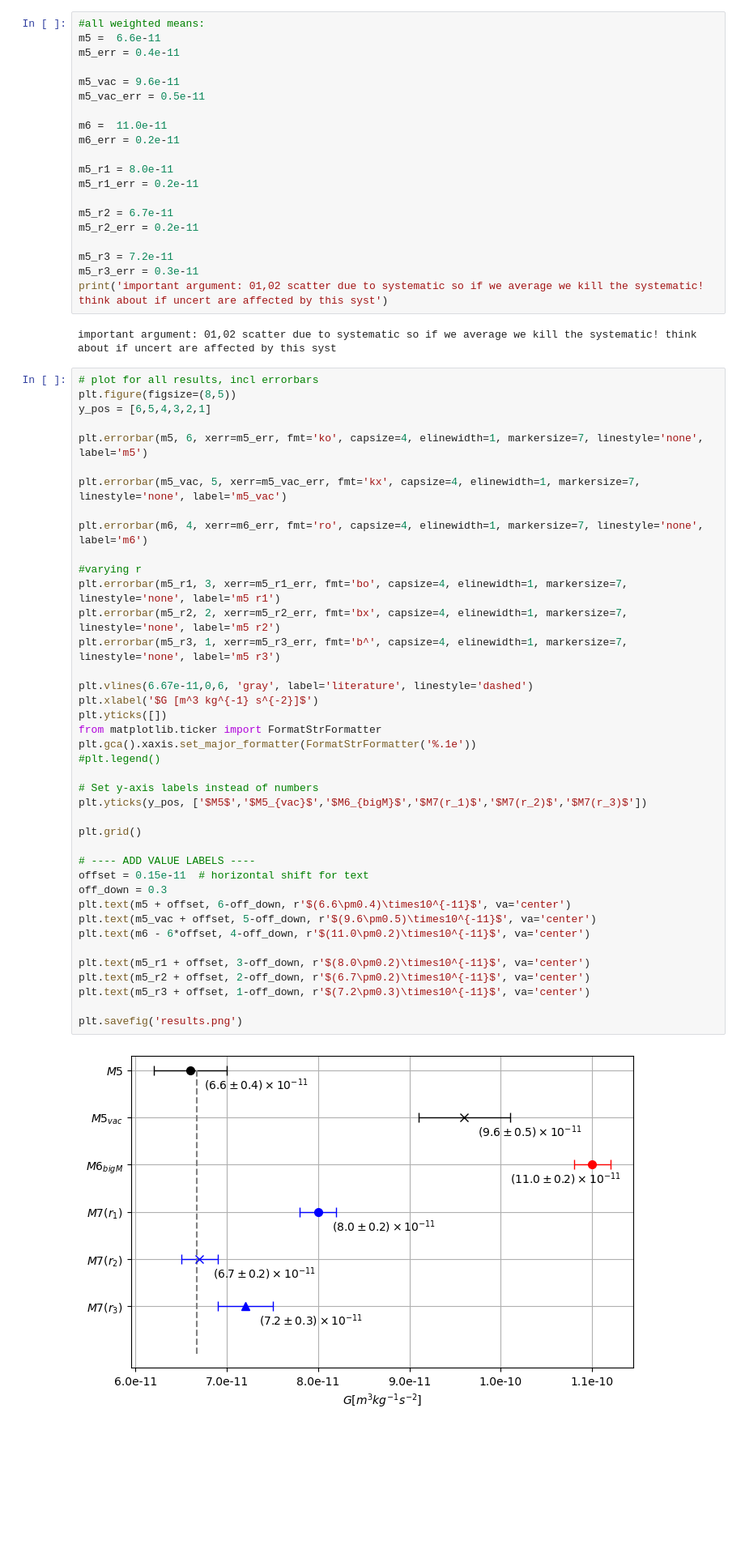
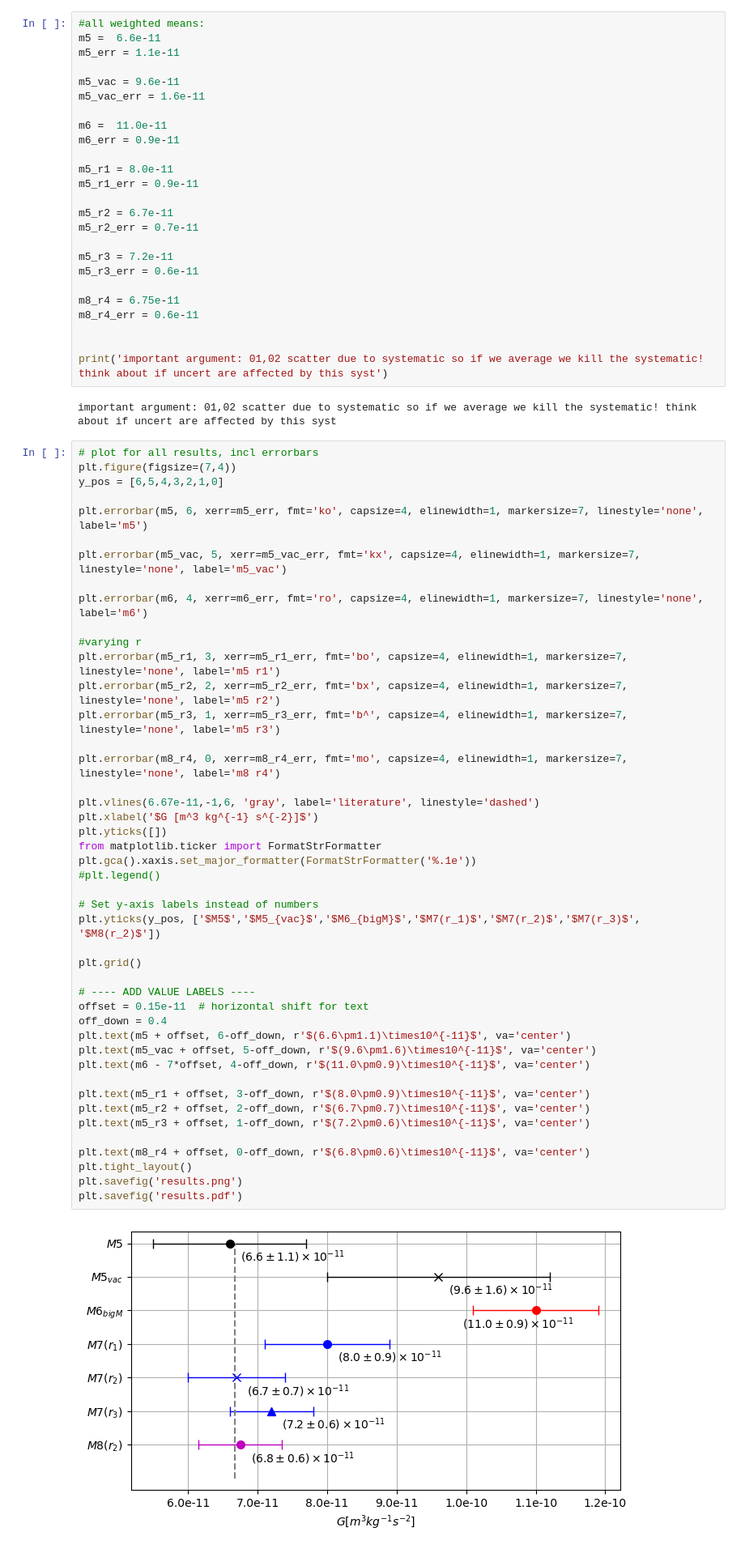
Before and after one commit to lucasruppert/GravCon, a Jupyter notebook: grav_con_m7_vary_r_inclNight_weightedMean.ipynb, the cells around one changed output. Shown at 81% size. Saved outputs shown, nothing was run; the diff lists cells and outputs as text; blank space fills up the shorter version.

```diff
--- a/grav_con_m7_vary_r_inclNight_weightedMean.ipynb
+++ b/grav_con_m7_vary_r_inclNight_weightedMean.ipynb
@@ -210,64 +340,74 @@ err= 3.666666666666667e-12
 # %%
 #all weighted means:
 m5 =  6.6e-11
-m5_err = 0.4e-11
+m5_err = 1.1e-11
 
 m5_vac = 9.6e-11
-m5_vac_err = 0.5e-11
+m5_vac_err = 1.6e-11
 
 m6 =  11.0e-11
-m6_err = 0.2e-11
+m6_err = 0.9e-11
 
 m5_r1 = 8.0e-11
-m5_r1_err = 0.2e-11
+m5_r1_err = 0.9e-11
 
 m5_r2 = 6.7e-11
-m5_r2_err = 0.2e-11
+m5_r2_err = 0.7e-11
 
 m5_r3 = 7.2e-11
-m5_r3_err = 0.3e-11
+m5_r3_err = 0.6e-11
+
+m8_r4 = 6.75e-11
+m8_r4_err = 0.6e-11
+
+
 print('important argument: 01,02 scatter due to systematic so if we average we kill the systematic! think about if uncert are affected by this syst')
 # %% [output]
 important argument: 01,02 scatter due to systematic so if we average we kill the systematic! think about if uncert are affected by this syst
 # %%
 # plot for all results, incl errorbars
-plt.figure(figsize=(8,5))
-y_pos = [6,5,4,3,2,1]
+plt.figure(figsize=(7,4))
+y_pos = [6,5,4,3,2,1,0]
 
 plt.errorbar(m5, 6, xerr=m5_err, fmt='ko', capsize=4, elinewidth=1, markersize=7, linestyle='none', label='m5')
 
 plt.errorbar(m5_vac, 5, xerr=m5_vac_err, fmt='kx', capsize=4, elinewidth=1, markersize=7, linestyle='none', label='m5_vac')
 
 plt.errorbar(m6, 4, xerr=m6_err, fmt='ro', capsize=4, elinewidth=1, markersize=7, linestyle='none', label='m6')
 
 #varying r
 plt.errorbar(m5_r1, 3, xerr=m5_r1_err, fmt='bo', capsize=4, elinewidth=1, markersize=7, linestyle='none', label='m5 r1')
 plt.errorbar(m5_r2, 2, xerr=m5_r2_err, fmt='bx', capsize=4, elinewidth=1, markersize=7, linestyle='none', label='m5 r2')
 plt.errorbar(m5_r3, 1, xerr=m5_r3_err, fmt='b^', capsize=4, elinewidth=1, markersize=7, linestyle='none', label='m5 r3')
 
-plt.vlines(6.67e-11,0,6, 'gray', label='literature', linestyle='dashed')
+plt.errorbar(m8_r4, 0, xerr=m8_r4_err, fmt='mo', capsize=4, elinewidth=1, markersize=7, linestyle='none', label='m8 r4')
+
+plt.vlines(6.67e-11,-1,6, 'gray', label='literature', linestyle='dashed')
 plt.xlabel('$G [m^3 kg^{-1} s^{-2}]$')
 plt.yticks([])
 from matplotlib.ticker import FormatStrFormatter
 plt.gca().xaxis.set_major_formatter(FormatStrFormatter('%.1e'))
 #plt.legend()
 
 # Set y-axis labels instead of numbers
-plt.yticks(y_pos, ['$M5$','$M5_{vac}$','$M6_{bigM}$','$M7(r_1)$','$M7(r_2)$','$M7(r_3)$'])
+plt.yticks(y_pos, ['$M5$','$M5_{vac}$','$M6_{bigM}$','$M7(r_1)$','$M7(r_2)$','$M7(r_3)$', '$M8(r_2)$'])
 
 plt.grid()
 
 # ---- ADD VALUE LABELS ----
 offset = 0.15e-11  # horizontal shift for text
-off_down = 0.3
-plt.text(m5 + offset, 6-off_down, r'$(6.6\pm0.4)\times10^{-11}$', va='center')
-plt.text(m5_vac + offset, 5-off_down, r'$(9.6\pm0.5)\times10^{-11}$', va='center')
-plt.text(m6 - 6*offset, 4-off_down, r'$(11.0\pm0.2)\times10^{-11}$', va='center')
+off_down = 0.4
+plt.text(m5 + offset, 6-off_down, r'$(6.6\pm1.1)\times10^{-11}$', va='center')
+plt.text(m5_vac + offset, 5-off_down, r'$(9.6\pm1.6)\times10^{-11}$', va='center')
+plt.text(m6 - 7*offset, 4-off_down, r'$(11.0\pm0.9)\times10^{-11}$', va='center')
 
-plt.text(m5_r1 + offset, 3-off_down, r'$(8.0\pm0.2)\times10^{-11}$', va='center')
-plt.text(m5_r2 + offset, 2-off_down, r'$(6.7\pm0.2)\times10^{-11}$', va='center')
-plt.text(m5_r3 + offset, 1-off_down, r'$(7.2\pm0.3)\times10^{-11}$', va='center')
+plt.text(m5_r1 + offset, 3-off_down, r'$(8.0\pm0.9)\times10^{-11}$', va='center')
+plt.text(m5_r2 + offset, 2-off_down, r'$(6.7\pm0.7)\times10^{-11}$', va='center')
+plt.text(m5_r3 + offset, 1-off_down, r'$(7.2\pm0.6)\times10^{-11}$', va='center')
 
+plt.text(m8_r4 + offset, 0-off_down, r'$(6.8\pm0.6)\times10^{-11}$', va='center')
+plt.tight_layout()
 plt.savefig('results.png')
+plt.savefig('results.pdf')
 # %% [output]
-[figure, old version]
+[figure, new version]
```
Also changed, not shown: parts of 7 cells of this notebook, 3 other files.
